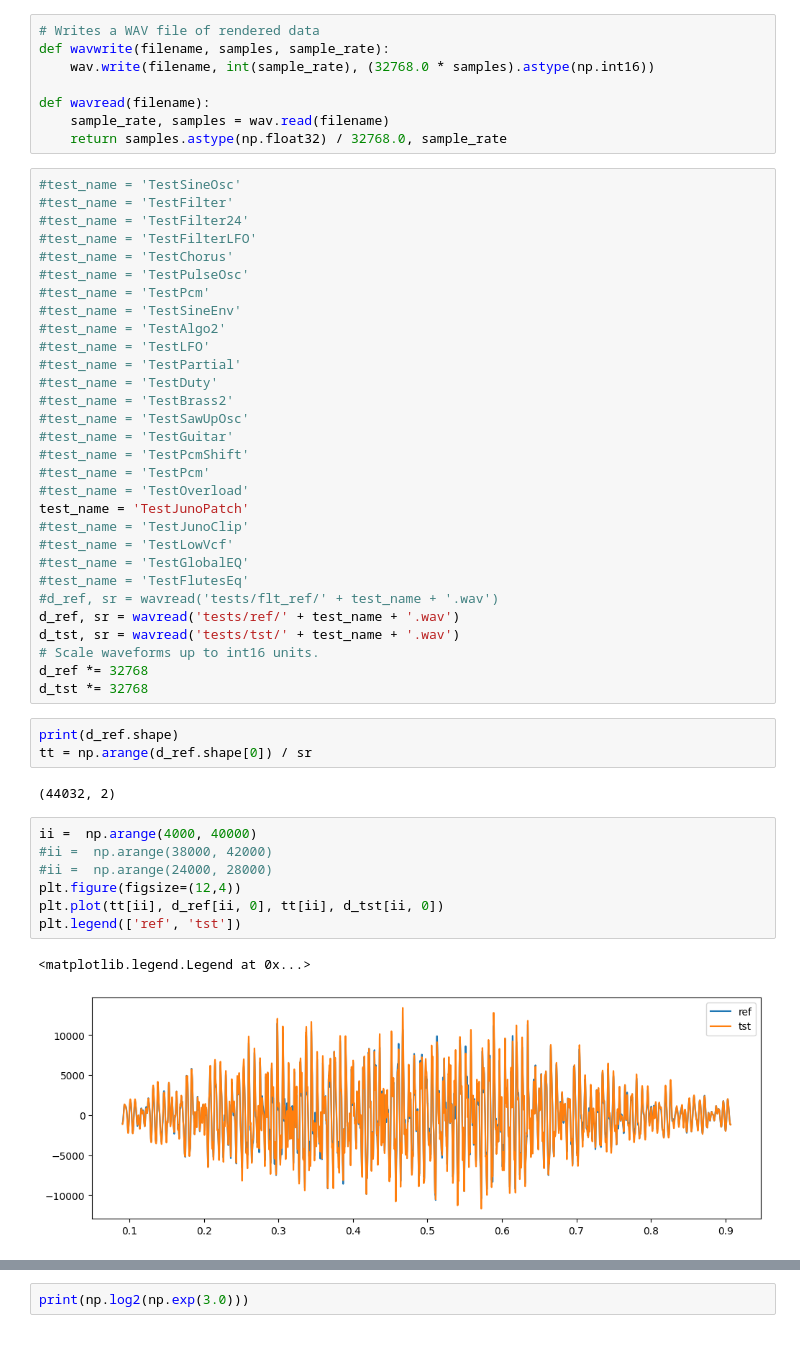
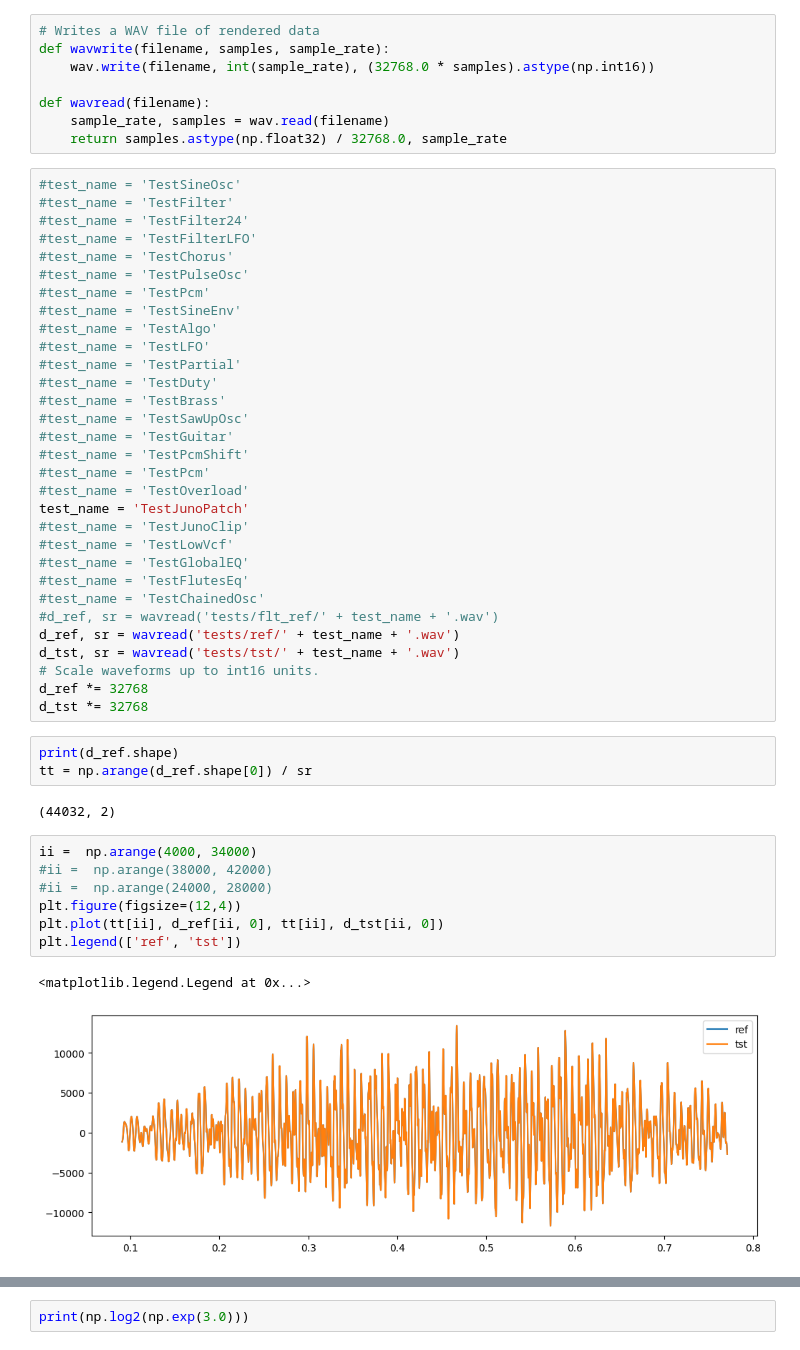
Before and after one commit to shorepine/amy, a Jupyter notebook: compare_test_wavs.ipynb, the cells around one changed output, grey strips where cells are left out. Cells and saved outputs as stored; diff of their text form.

```diff
--- a/compare_test_wavs.ipynb
+++ b/compare_test_wavs.ipynb
@@ -40,11 +44,11 @@ def wavread(filename):
 #test_name = 'TestPulseOsc'
 #test_name = 'TestPcm'
 #test_name = 'TestSineEnv'
-#test_name = 'TestAlgo2'
+#test_name = 'TestAlgo'
 #test_name = 'TestLFO'
 #test_name = 'TestPartial'
 #test_name = 'TestDuty'
-#test_name = 'TestBrass2'
+#test_name = 'TestBrass'
 #test_name = 'TestSawUpOsc'
 #test_name = 'TestGuitar'
 #test_name = 'TestPcmShift'
@@ -55,6 +59,7 @@ test_name = 'TestJunoPatch'
 #test_name = 'TestLowVcf'
 #test_name = 'TestGlobalEQ'
 #test_name = 'TestFlutesEq'
+#test_name = 'TestChainedOsc'
 #d_ref, sr = wavread('tests/flt_ref/' + test_name + '.wav')
 d_ref, sr = wavread('tests/ref/' + test_name + '.wav')
 d_tst, sr = wavread('tests/tst/' + test_name + '.wav')
@@ -67,15 +72,15 @@ tt = np.arange(d_ref.shape[0]) / sr
 # %% [output]
 (44032, 2)
 # %%
-ii =  np.arange(4000, 40000)
+ii =  np.arange(4000, 34000)
 #ii =  np.arange(38000, 42000)
 #ii =  np.arange(24000, 28000)
 plt.figure(figsize=(12,4))
 plt.plot(tt[ii], d_ref[ii, 0], tt[ii], d_tst[ii, 0])
 plt.legend(['ref', 'tst'])
 # %% [output]
 <matplotlib.legend.Legend at 0x...>
-[figure, old version]
+[figure, new version]
 # %%
 plt.figure(figsize=(12,4))
 plt.plot(tt[ii], d_tst[ii, 0] - d_ref[ii, 0])
```
Also changed, not shown: parts of 4 cells of this notebook, 11 other files.
